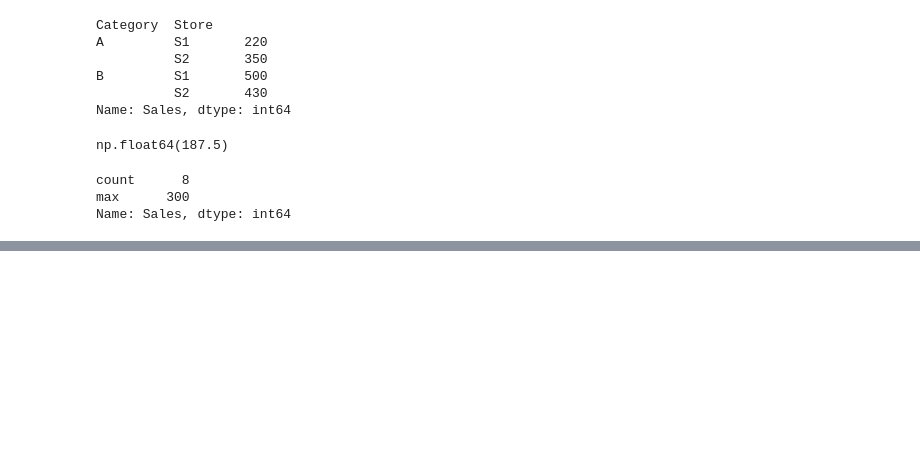
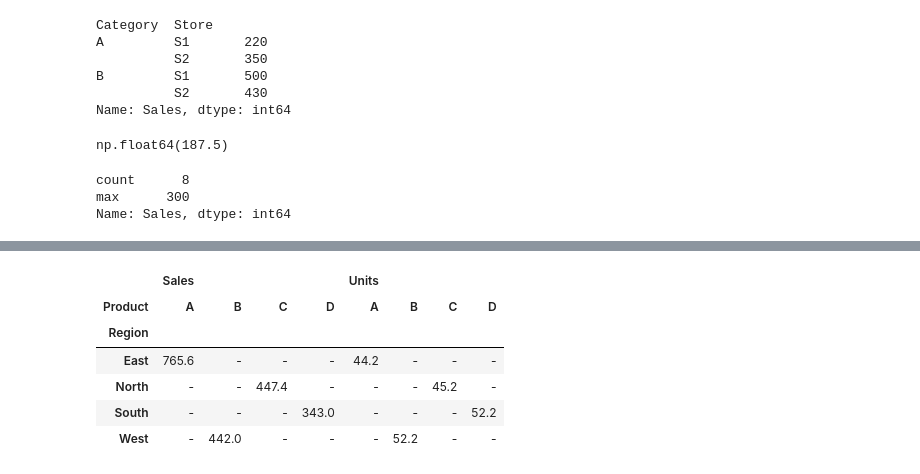
Before and after one commit to dhruvjoshi07/Data_Analysis_Notebook, a Jupyter notebook: pylibrary/pandas.ipynb, the cells around one changed output, grey strips where cells are left out. Cells and saved outputs as stored; diff of their text form; code cells hidden in the pictures; blank space fills up the shorter version.

```diff
--- a/pylibrary/pandas.ipynb
+++ b/pylibrary/pandas.ipynb
@@ -706,0 +760,12 @@ Name: Sales, dtype: int64
+# %%
+#values whi lo jo numeric ho but index can different
+pivot2=pd.pivot_table(df,values=["Sales","Units"],index="Region",columns="Product",fill_value="-")
+pivot2
+# %% [output]
+|  | Sales |  |  |  | Units |  |  |  |
+| Product | A | B | C | D | A | B | C | D |
+| Region |  |  |  |  |  |  |  |  |
+| East | 765.6 | - | - | - | 44.2 | - | - | - |
+| North | - | - | 447.4 | - | - | - | 45.2 | - |
+| South | - | - | - | 343.0 | - | - | - | 52.2 |
+| West | - | 442.0 | - | - | - | 52.2 | - | - |
```
Also changed, not shown: parts of 20 cells of this notebook.
